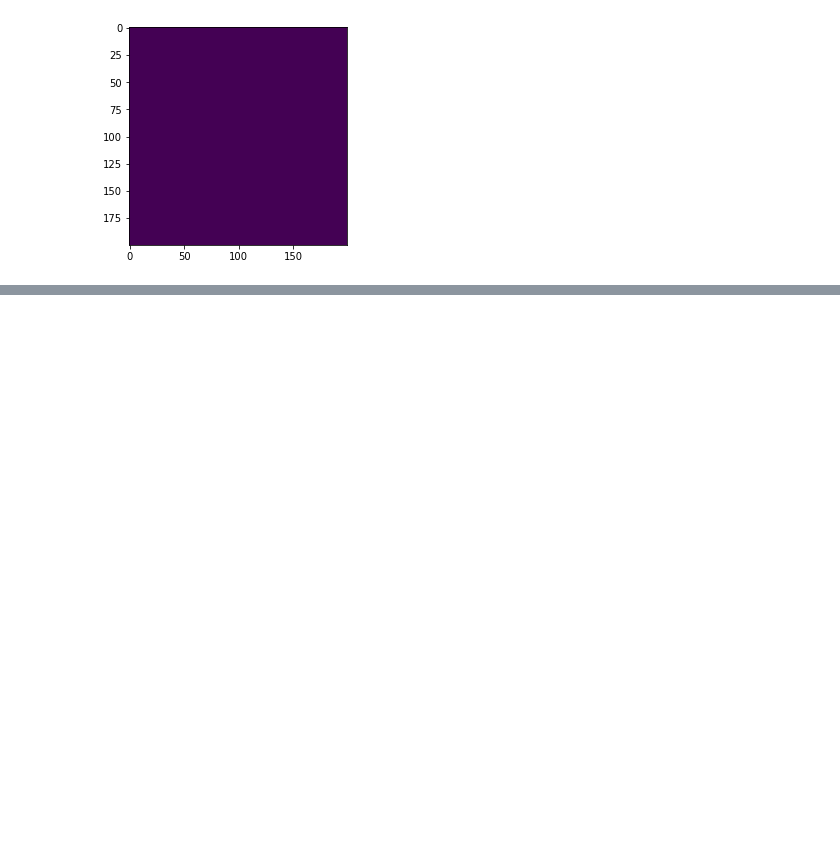
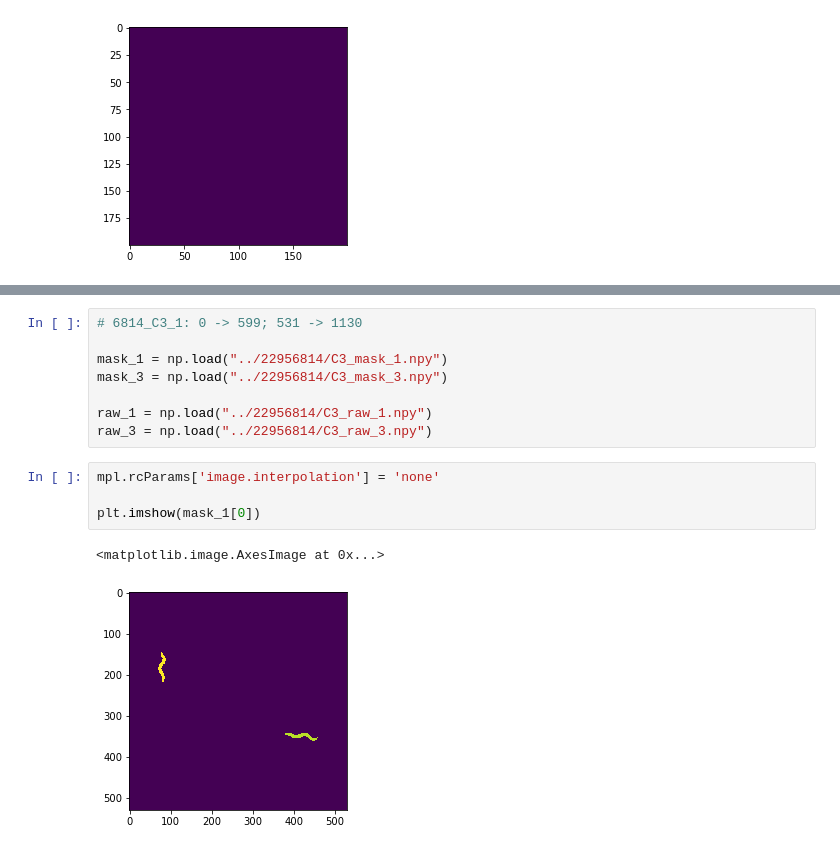
Before and after one commit to RosaryYao/msc_wormtracking, a Jupyter notebook: results.ipynb, the cells around one changed output, grey strips where cells are left out. Drawn from its saved outputs; the diff is of its cells as text; blank space fills up the shorter version.

```diff
--- a/results.ipynb
+++ b/results.ipynb
@@ -201,0 +237,15 @@ plt.imshow(w_6819_1_a6_1_mask[10][200:400, 0:200])
+# %%
+# 6814_C3_1: 0 -> 599; 531 -> 1130
+
+mask_1 = np.load("../22956814/C3_mask_1.npy")
+mask_3 = np.load("../22956814/C3_mask_3.npy")
+
+raw_1 = np.load("../22956814/C3_raw_1.npy")
+raw_3 = np.load("../22956814/C3_raw_3.npy")
+# %%
+mpl.rcParams['image.interpolation'] = 'none'
+
+plt.imshow(mask_1[0])
+# %% [output]
+<matplotlib.image.AxesImage at 0x...>
+[figure, added]
```
Also changed, not shown: parts of 17 cells of this notebook.
